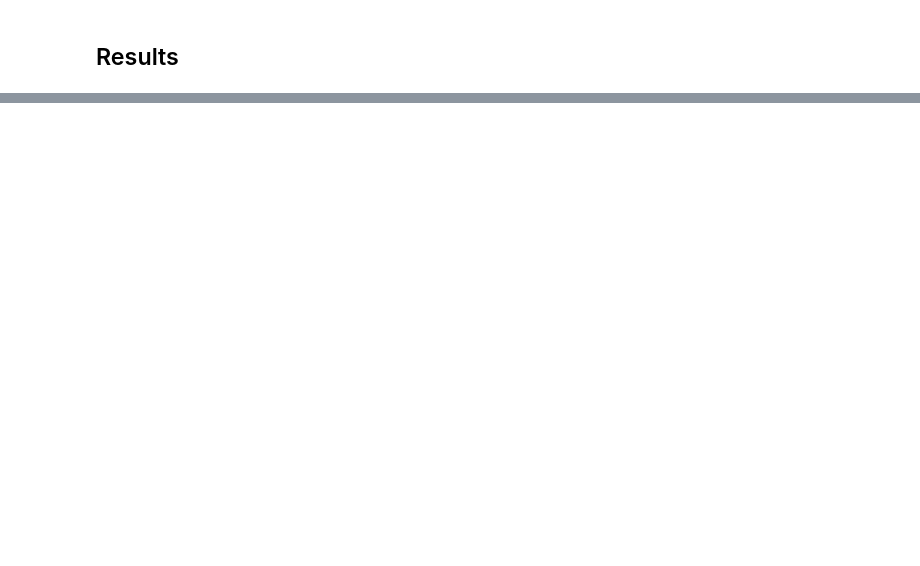
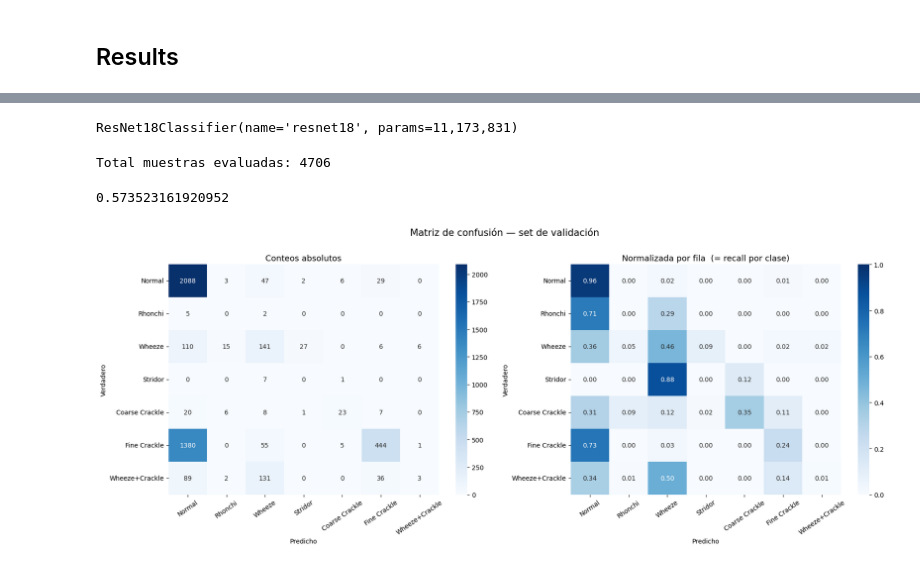
Before and after one commit to Breath-IA/biocas_classifier, a Jupyter notebook: workflow/research.ipynb, the cells around one changed output, grey strips where cells are left out. Saved outputs shown, nothing was run; the diff lists cells and outputs as text; code cells hidden in the pictures; blank space fills up the shorter version.

```diff
--- a/workflow/research.ipynb
+++ b/workflow/research.ipynb
@@ -297,0 +337,26 @@ NameError: name 'study' is not defined
+# %%
+model.eval()
+# %% [output]
+ResNet18Classifier(name='resnet18', params=11,173,831)
+# %%
+from torch.utils.data import DataLoader
+test_loader  = DataLoader(test_dataset, batch_size=256, shuffle=False, num_workers=0)
+
+
+all_preds  = []
+all_labels = []
+
+with torch.no_grad():
+    for features, labels in test_loader:
+        features = features.to(resolve_device(args.device))
+        logits   = model(features)
+        preds    = torch.argmax(logits, dim=1).cpu()
+        all_preds.append(preds)
+        all_labels.append(labels)
+
+all_preds  = torch.cat(all_preds).numpy()
+all_labels = torch.cat(all_labels).numpy()
+
+print(f"Total muestras evaluadas: {len(all_labels)}")
+# %% [output]
+Total muestras evaluadas: 4706
@@ -297,0 +373,42 @@ NameError: name 'study' is not defined
+# %%
+accuracy_score(all_labels, all_preds)
+# %% [output]
+0.573523161920952
+# %%
+CLASS_NAMES = ["Normal", "Rhonchi", "Wheeze",
+               "Stridor", "Coarse Crackle", "Fine Crackle", "Wheeze+Crackle"]
+
+cm = confusion_matrix(all_labels, all_preds)
+
+fig, axes = plt.subplots(1, 2, figsize=(18, 7))
+
+# Izquierda: conteos absolutos
+sns.heatmap(
+    cm,
+    annot=True, fmt="d", cmap="Blues",
+    xticklabels=CLASS_NAMES, yticklabels=CLASS_NAMES,
+    ax=axes[0],
+)
+axes[0].set_title("Conteos absolutos", fontsize=13)
+axes[0].set_xlabel("Predicho")
+axes[0].set_ylabel("Verdadero")
+axes[0].tick_params(axis="x", rotation=35)
+
+# Derecha: normalizada por fila (recall por clase)
+cm_norm = cm.astype(float) / cm.sum(axis=1, keepdims=True)
+sns.heatmap(
+    cm_norm,
+    annot=True, fmt=".2f", cmap="Blues", vmin=0, vmax=1,
+    xticklabels=CLASS_NAMES, yticklabels=CLASS_NAMES,
+    ax=axes[1],
+)
+axes[1].set_title("Normalizada por fila  (= recall por clase)", fontsize=13)
+axes[1].set_xlabel("Predicho")
+axes[1].set_ylabel("Verdadero")
+axes[1].tick_params(axis="x", rotation=35)
+
+plt.suptitle("Matriz de confusión — set de validación", fontsize=15, y=1.01)
+plt.tight_layout()
+plt.show()
+# %% [output]
+[figure, added]
```
Also changed, not shown: parts of 19 cells of this notebook, 3 other files.
